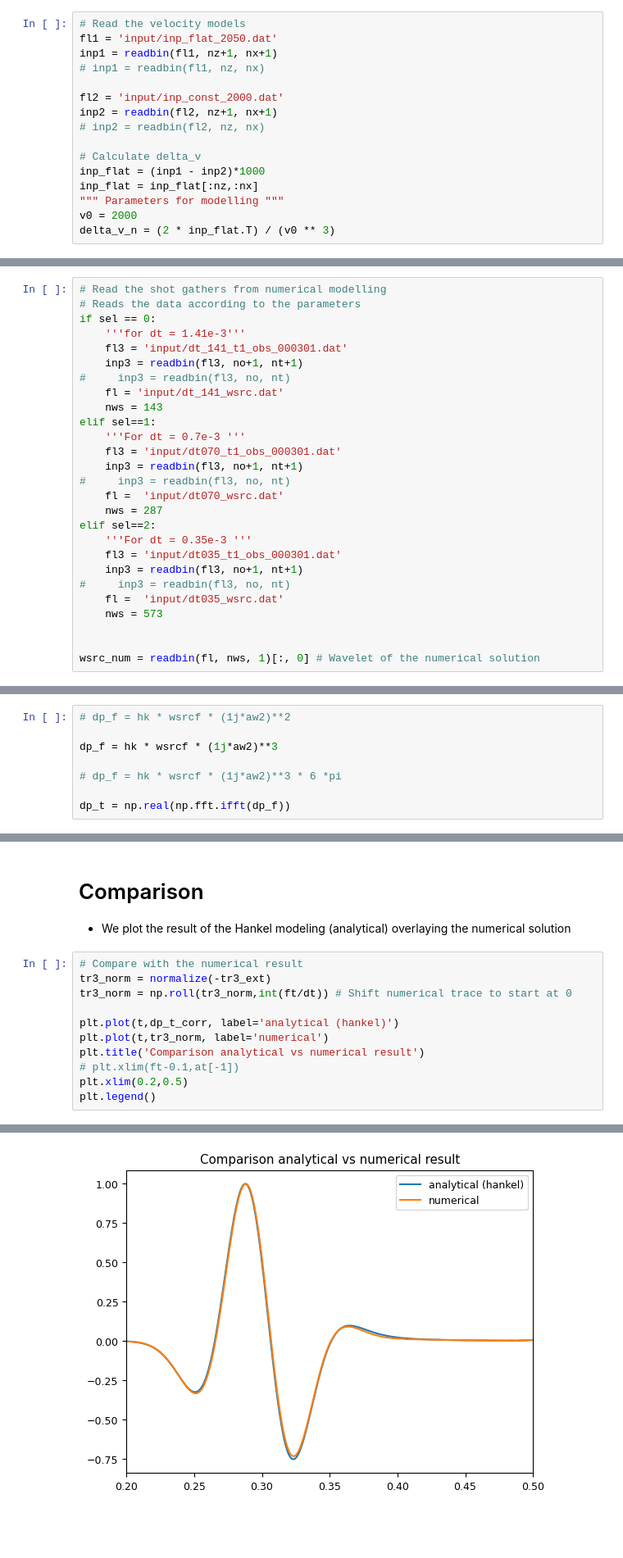
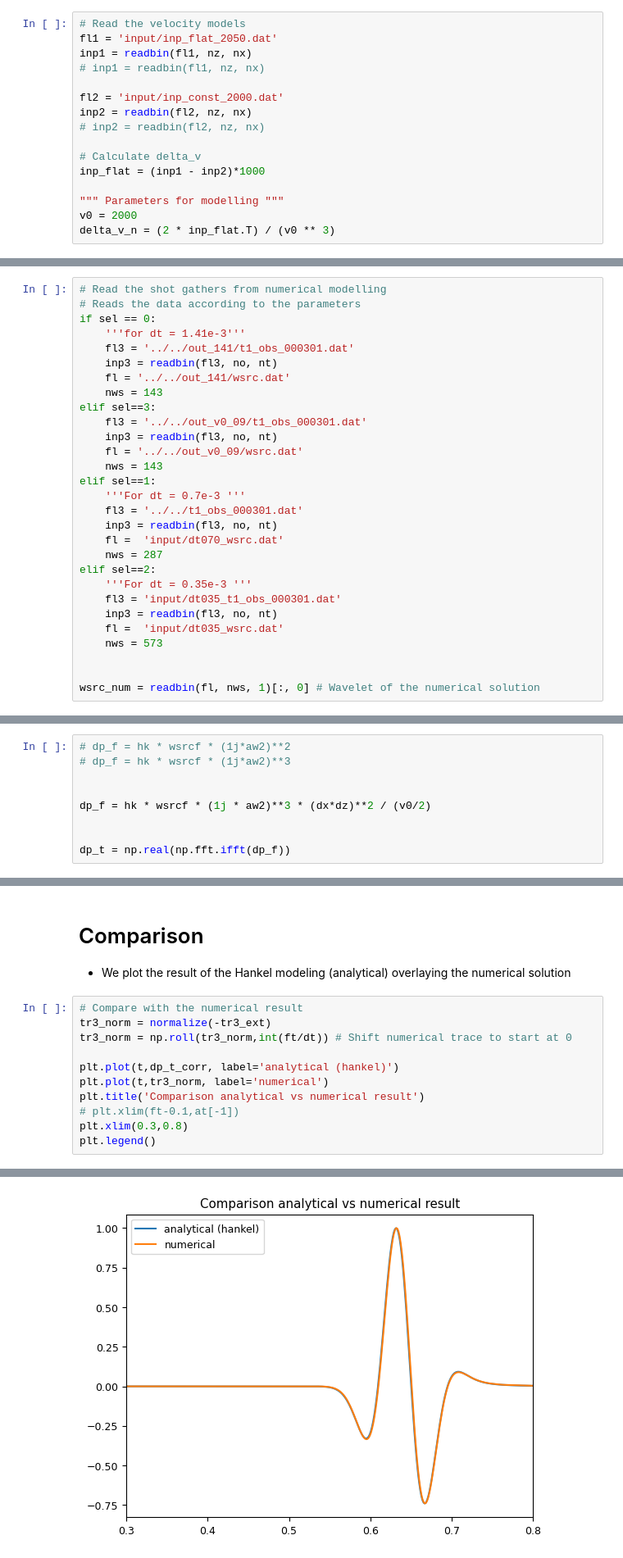
Before and after one commit to vcabiativapico/codes_py_PhD, a Jupyter notebook: Solution_analytique_Hankel/hankel_notebook_v3.ipynb, the cells around one changed output, grey strips where cells are left out. Shown: that part at 82% size. Cells and saved outputs as stored; diff of their text form; blank space fills up the shorter version.

```diff
--- a/Solution_analytique_Hankel/hankel_notebook_v3.ipynb
+++ b/Solution_analytique_Hankel/hankel_notebook_v3.ipynb
@@ -151,16 +155,16 @@ off_x = (src_x - rec_x)
 # %%
 # Read the velocity models
 fl1 = 'input/inp_flat_2050.dat'
-inp1 = readbin(fl1, nz+1, nx+1)
+inp1 = readbin(fl1, nz, nx)
 # inp1 = readbin(fl1, nz, nx)
 
 fl2 = 'input/inp_const_2000.dat'
-inp2 = readbin(fl2, nz+1, nx+1)
+inp2 = readbin(fl2, nz, nx)
 # inp2 = readbin(fl2, nz, nx)
 
 # Calculate delta_v
 inp_flat = (inp1 - inp2)*1000
-inp_flat = inp_flat[:nz,:nx]
+
 """ Parameters for modelling """
 v0 = 2000
 delta_v_n = (2 * inp_flat.T) / (v0 ** 3)
@@ -176,23 +180,25 @@ plot_table(inp_flat.T,'Velocity model')
 # Reads the data according to the parameters
 if sel == 0:
     '''for dt = 1.41e-3'''
-    fl3 = 'input/dt_141_t1_obs_000301.dat'
-    inp3 = readbin(fl3, no+1, nt+1)
-#     inp3 = readbin(fl3, no, nt)
-    fl = 'input/dt_141_wsrc.dat'
+    fl3 = '../../out_141/t1_obs_000301.dat'
+    inp3 = readbin(fl3, no, nt)
+    fl = '../../out_141/wsrc.dat'
+    nws = 143
+elif sel==3:
+    fl3 = '../../out_v0_09/t1_obs_000301.dat'
+    inp3 = readbin(fl3, no, nt)
+    fl = '../../out_v0_09/wsrc.dat'
     nws = 143
 elif sel==1:
     '''For dt = 0.7e-3 '''
-    fl3 = 'input/dt070_t1_obs_000301.dat'
-    inp3 = readbin(fl3, no+1, nt+1)
-#     inp3 = readbin(fl3, no, nt)
+    fl3 = '../../t1_obs_000301.dat'
+    inp3 = readbin(fl3, no, nt)
     fl =  'input/dt070_wsrc.dat'
     nws = 287
 elif sel==2:
     '''For dt = 0.35e-3 '''
     fl3 = 'input/dt035_t1_obs_000301.dat'
-    inp3 = readbin(fl3, no+1, nt+1)
-#     inp3 = readbin(fl3, no, nt)
+    inp3 = readbin(fl3, no, nt)
     fl =  'input/dt035_wsrc.dat'
     nws = 573
 
@@ -355,10 +360,11 @@ $$\require{cancel}$$
 $$\delta_p (s,r,\omega) = \cancel{(i \omega)²}  S(\omega) \ hk $$
 # %%
 # dp_f = hk * wsrcf * (1j*aw2)**2
+# dp_f = hk * wsrcf * (1j*aw2)**3
 
-dp_f = hk * wsrcf * (1j*aw2)**3
 
-# dp_f = hk * wsrcf * (1j*aw2)**3 * 6 *pi
+dp_f = hk * wsrcf * (1j * aw2)**3 * (dx*dz)**2 / (v0/2)
+
 
 dp_t = np.real(np.fft.ifft(dp_f))
 # %% [markdown]
@@ -432,17 +438,17 @@ plt.show()
 # %%
 # Compare with the numerical result
 tr3_norm = normalize(-tr3_ext)
 tr3_norm = np.roll(tr3_norm,int(ft/dt)) # Shift numerical trace to start at 0
 
 plt.plot(t,dp_t_corr, label='analytical (hankel)')
 plt.plot(t,tr3_norm, label='numerical')
 plt.title('Comparison analytical vs numerical result')
 # plt.xlim(ft-0.1,at[-1])
-plt.xlim(0.2,0.5)
+plt.xlim(0.3,0.8)
 plt.legend()
 # %% [output]
 <matplotlib.legend.Legend at 0x...>
-[figure, old version]
+[figure, new version]
 # %%
 #Calculation of the difference between analytical and numerical result
 diff_norm = dp_t_corr[:1200] - tr3_norm[:1200]
```
Also changed, not shown: parts of 26 cells of this notebook, 3 other files.
